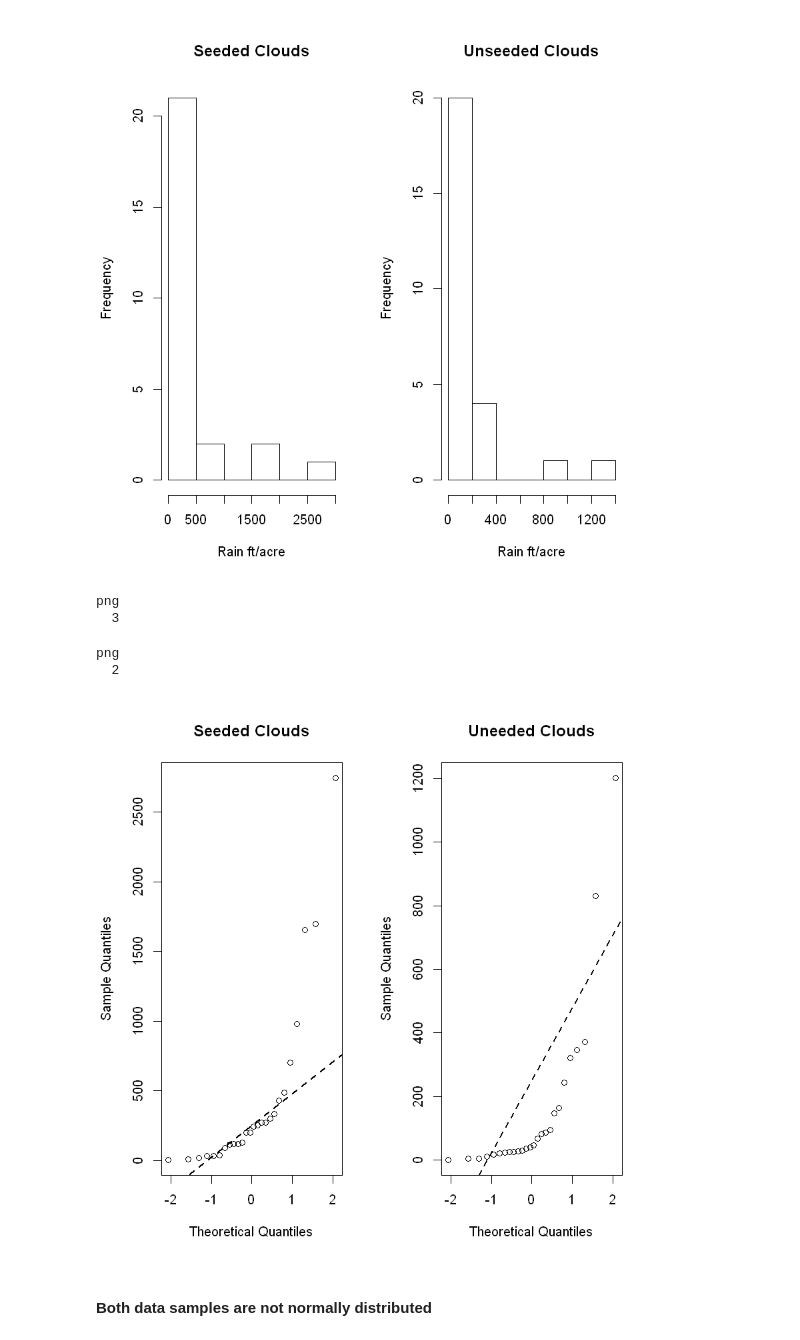
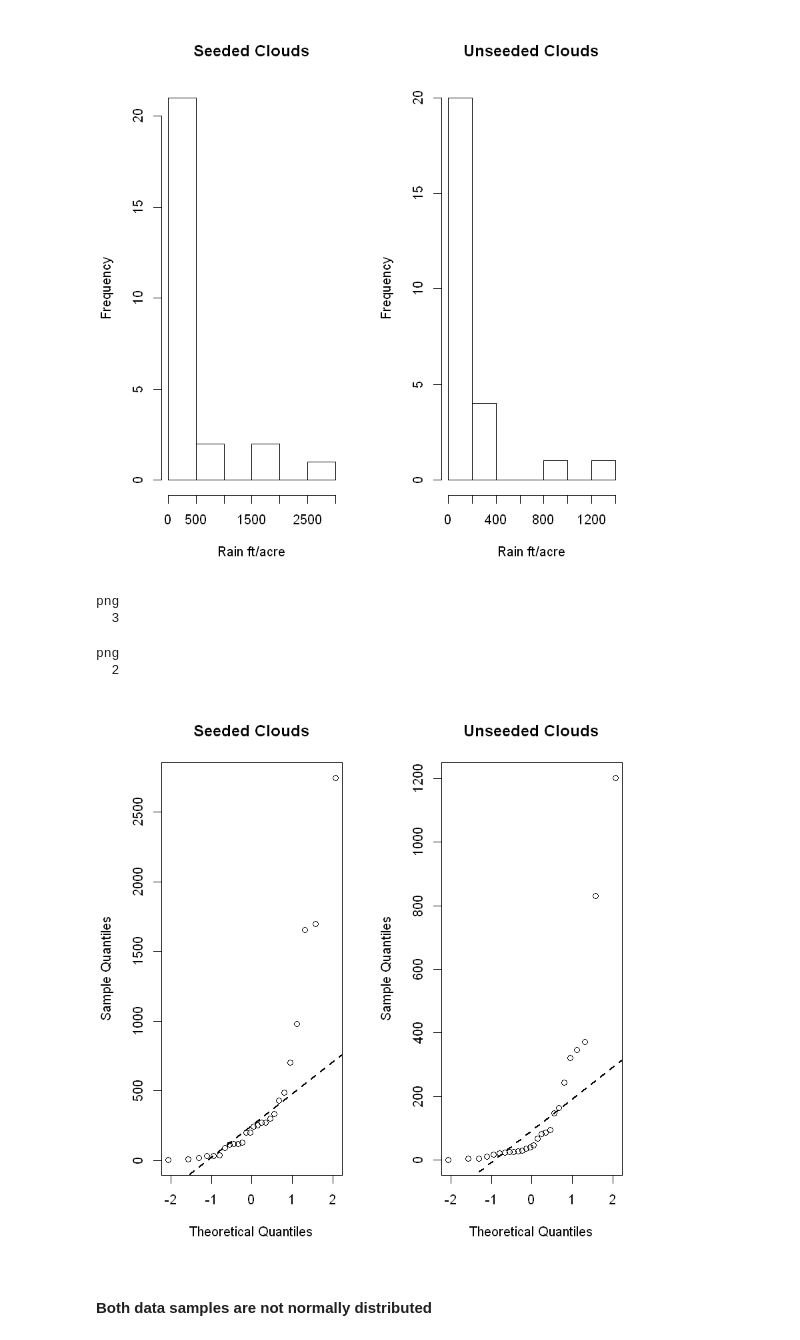
Before and after one commit to Pmobilee/R-Data_Analysis, a Jupyter notebook: assignment_1/E2_Seeded_Clouds.ipynb, the cells around one changed output. Cells and saved outputs as stored; diff of their text form; code cells hidden in the pictures.

```diff
--- a/assignment_1/E2_Seeded_Clouds.ipynb
+++ b/assignment_1/E2_Seeded_Clouds.ipynb
@@ -46,15 +46,15 @@ png
 # %%
 par(mfrow = c(1, 2))
 qqnorm(clouds_data$seeded, main='Seeded Clouds'); qqline(clouds_data$seeded, col = 1,lwd=2,lty=2)
-qqnorm(clouds_data$unseeded, main='Uneeded Clouds'); qqline(clouds_data$seeded, col = 1,lwd=2,lty=2)
+qqnorm(clouds_data$unseeded, main='Unseeded Clouds'); qqline(clouds_data$unseeded, col = 1,lwd=2,lty=2)
 dev.copy(png,'plots/2a_qqnorm.png', width=800, height=400)
 dev.off()
 # %% [output]
 png
   3
 png
   2
-[figure, old version]
+[figure, new version]
 # %% [markdown]
 #### Both data samples are not normally distributed
 # %% [markdown]
```
Also changed, not shown: parts of 24 cells of this notebook, 8 other files.
